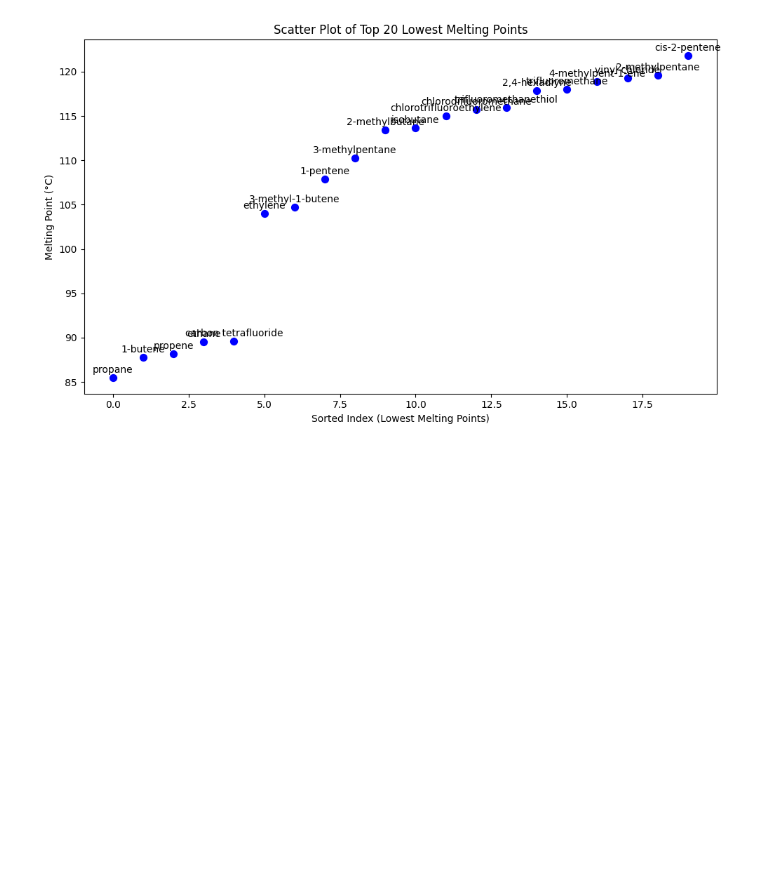
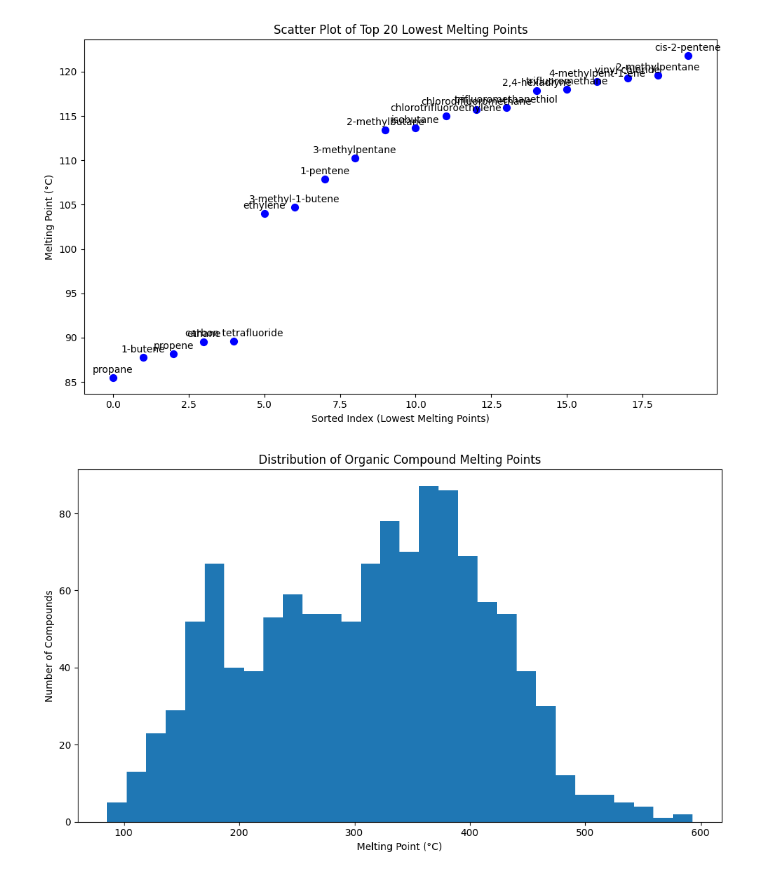
Before and after one commit to tuq21859-boop/CIS2004_SciTechSeminar_Notebook, a Jupyter notebook: Colab Notebook/CIS2004_Dataset_Explore_Salina_Zhang.ipynb, the cells around one changed output. Drawn from its saved outputs; the diff is of its cells as text; code cells hidden in the pictures; blank space fills up the shorter version.

```diff
--- a/Colab Notebook/CIS2004_Dataset_Explore_Salina_Zhang.ipynb
+++ b/Colab Notebook/CIS2004_Dataset_Explore_Salina_Zhang.ipynb
@@ -117,3 +117,19 @@ plt.tight_layout()
 plt.show()
 # %% [output]
 [figure]
+# %%
+
+plt.figure(figsize=(10,6))
+
+melting_points = df['Melting_Pt'].dropna()
+
+plt.hist(melting_points, bins=30)
+
+plt.xlabel('Melting Point (°C)')
+plt.ylabel('Number of Compounds')
+plt.title('Distribution of Organic Compound Melting Points')
+
+plt.tight_layout()
+plt.show()
+# %% [output]
+[figure, added]
```
